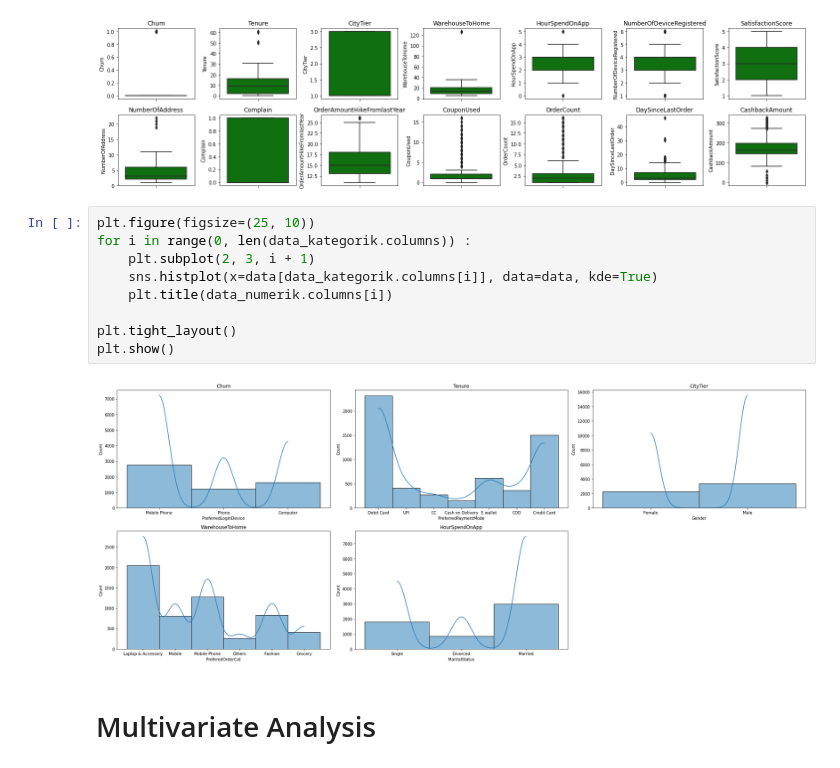
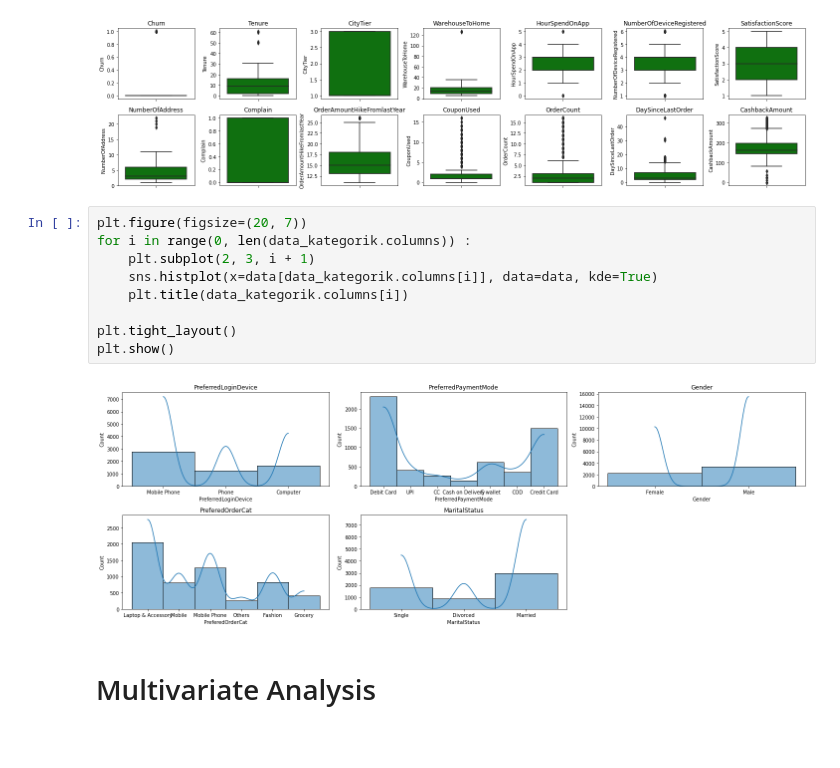
Before and after one commit to Pratama1705/Final-Project---Churn-Prediction, a Jupyter notebook: stage1.ipynb, the cells around one changed output. Cells and saved outputs as stored; diff of their text form; blank space fills up the shorter version.

```diff
--- a/stage1.ipynb
+++ b/stage1.ipynb
@@ -196,16 +192,16 @@ plt.show()
 # %% [output]
 [figure]
 # %%
-plt.figure(figsize=(25, 10))
+plt.figure(figsize=(20, 7))
 for i in range(0, len(data_kategorik.columns)) :
     plt.subplot(2, 3, i + 1)
     sns.histplot(x=data[data_kategorik.columns[i]], data=data, kde=True)
-    plt.title(data_numerik.columns[i])
+    plt.title(data_kategorik.columns[i])
 
 plt.tight_layout()
 plt.show()
 # %% [output]
-[figure, old version]
+[figure, new version]
 # %% [markdown]
 # Multivariate Analysis
 # %%
```
Also changed, not shown: parts of 17 cells of this notebook, 3 other files.
